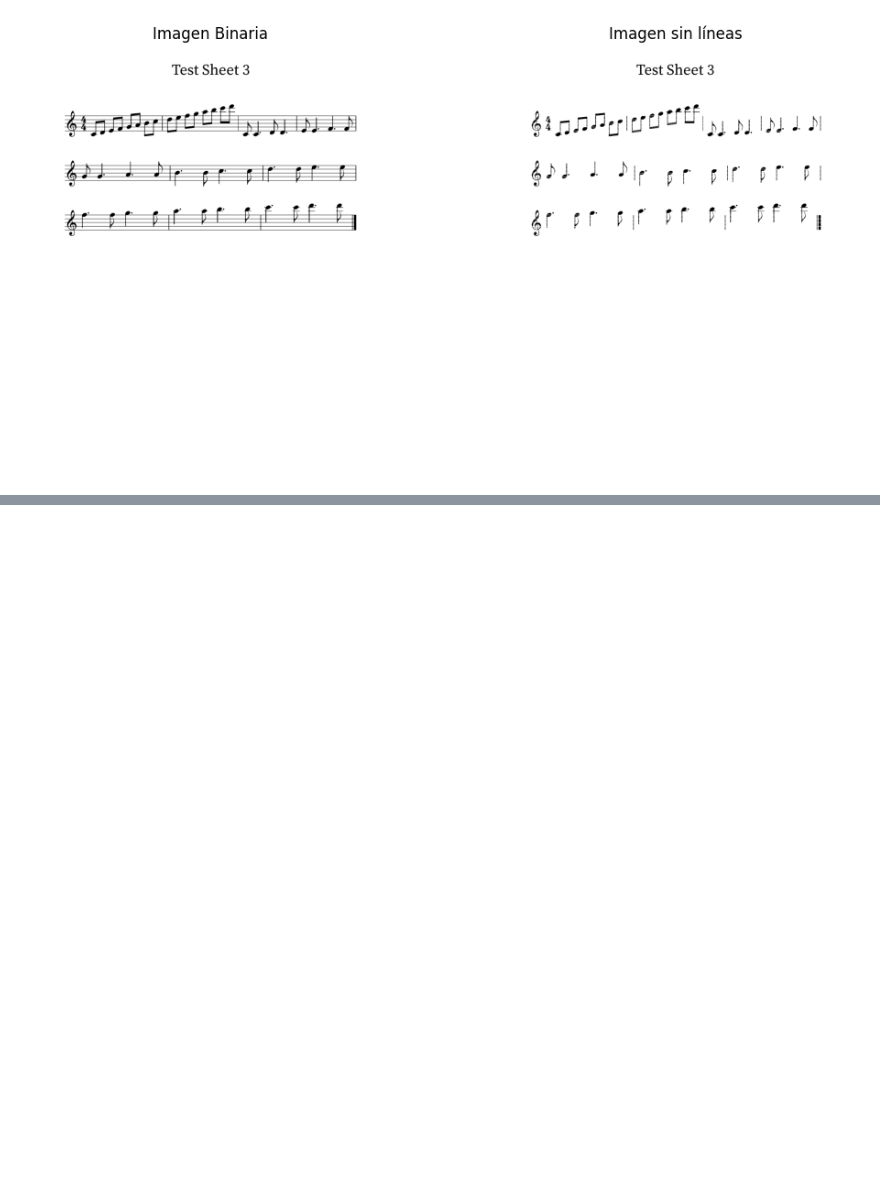
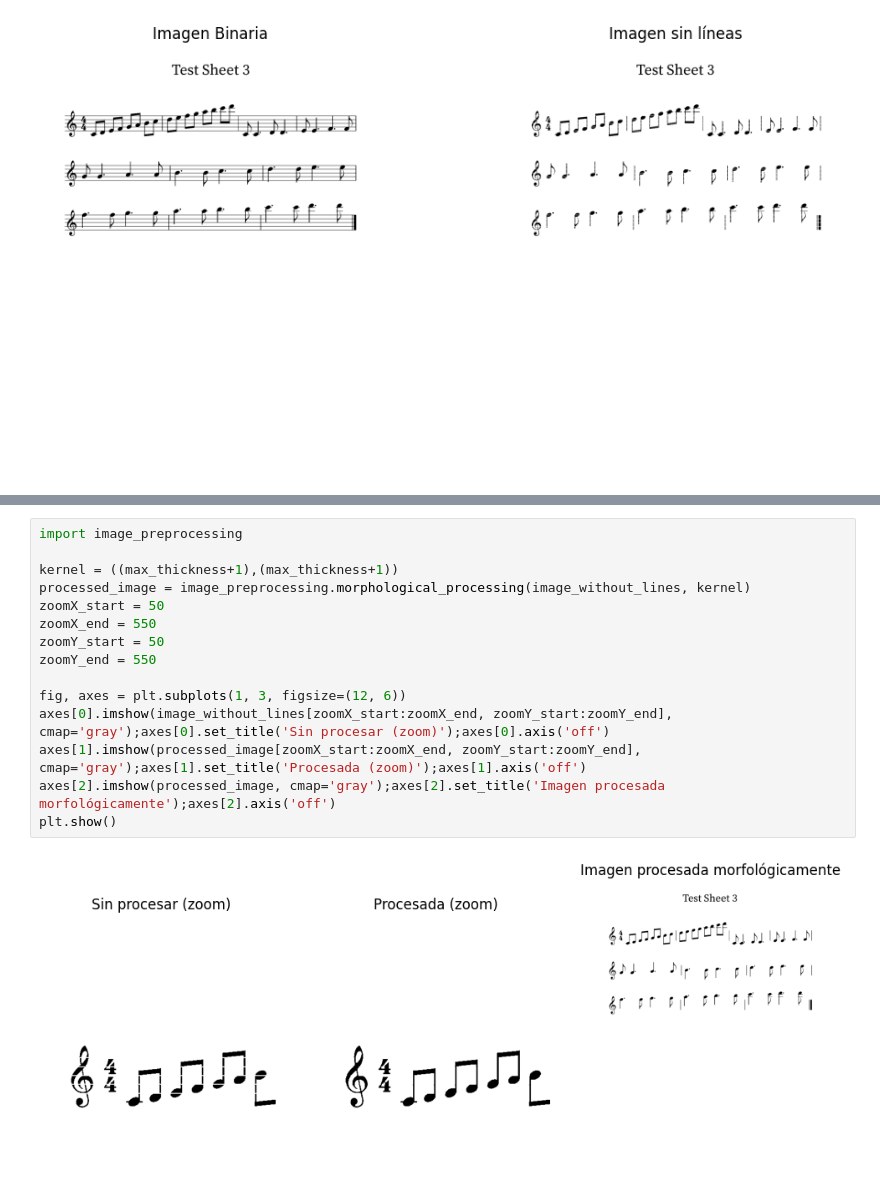
Before and after one commit to tcabgom/Music-Score-Recognition-System, a Jupyter notebook: notebook/Seguimiento 3.ipynb, the cells around one changed output, grey strips where cells are left out. Cells and saved outputs as stored; diff of their text form; blank space fills up the shorter version.

```diff
--- a/notebook/Seguimiento 3.ipynb
+++ b/notebook/Seguimiento 3.ipynb
@@ -172,0 +184,17 @@ plt.show()
+# %%
+import image_preprocessing
+
+kernel = ((max_thickness+1),(max_thickness+1))
+processed_image = image_preprocessing.morphological_processing(image_without_lines, kernel)
+zoomX_start = 50
+zoomX_end = 550
+zoomY_start = 50
+zoomY_end = 550
+
+fig, axes = plt.subplots(1, 3, figsize=(12, 6))
+axes[0].imshow(image_without_lines[zoomX_start:zoomX_end, zoomY_start:zoomY_end], cmap='gray');axes[0].set_title('Sin procesar (zoom)');axes[0].axis('off')
+axes[1].imshow(processed_image[zoomX_start:zoomX_end, zoomY_start:zoomY_end], cmap='gray');axes[1].set_title('Procesada (zoom)');axes[1].axis('off')
+axes[2].imshow(processed_image, cmap='gray');axes[2].set_title('Imagen procesada morfológicamente');axes[2].axis('off')
+plt.show()
+# %% [output]
+[figure, added]
```
Also changed, not shown: parts of 13 cells of this notebook.
